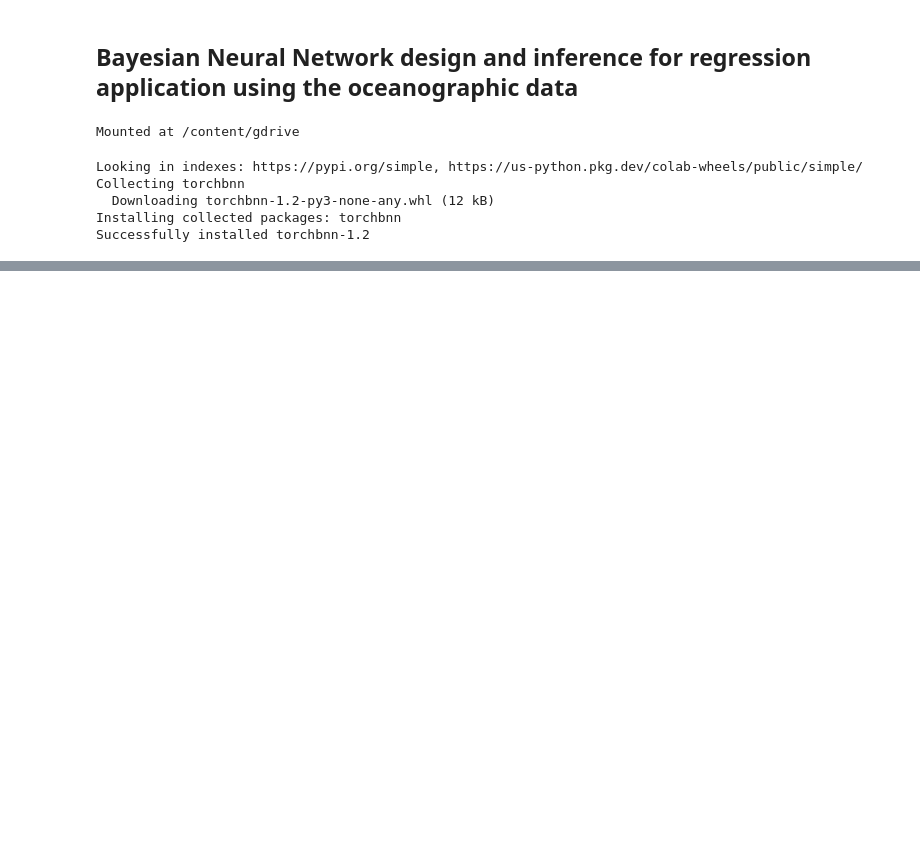
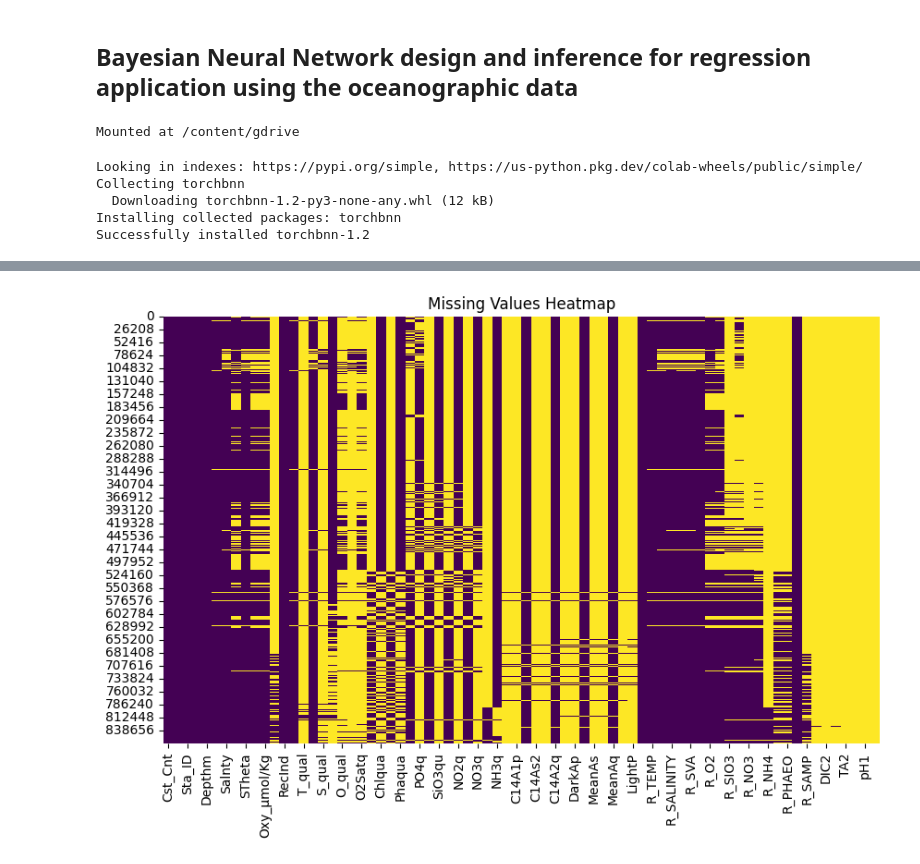
Before and after one commit to SohamBera16/bayesian-neural-network-based-prediction-using-Environmental-data, a Jupyter notebook: BNN_Regression.ipynb, the cells around one changed output, grey strips where cells are left out. Cells and saved outputs as stored; diff of their text form; code cells hidden in the pictures; blank space fills up the shorter version.

Commit message:
exploratory data analysis implemented

```diff
--- a/BNN_Regression.ipynb
+++ b/BNN_Regression.ipynb
@@ -24,3 +24,11 @@ import torchbnn as bnn
 import pandas as pd
 import matplotlib.pyplot as plt
 import seaborn as sns
+# %%
+bottle_dataset_path = "/content/gdrive/MyDrive/oceanographic_data/bottle.csv"
+
+cast_dataset_path = "/content/gdrive/MyDrive/oceanographic_data/cast.csv"
+# %%
+bottle_df = pd.read_csv(bottle_dataset_path)
+
+cast_df = pd.read_csv(cast_dataset_path)
@@ -26,0 +112,7 @@ import seaborn as sns
+# %%
+plt.figure(figsize=(10, 6))
+sns.heatmap(bottle_df.isnull(), cbar=False, cmap='viridis')
+plt.title('Missing Values Heatmap')
+plt.show()
+# %% [output]
+[figure, added]
```
Also changed, not shown: parts of 10 cells of this notebook.
